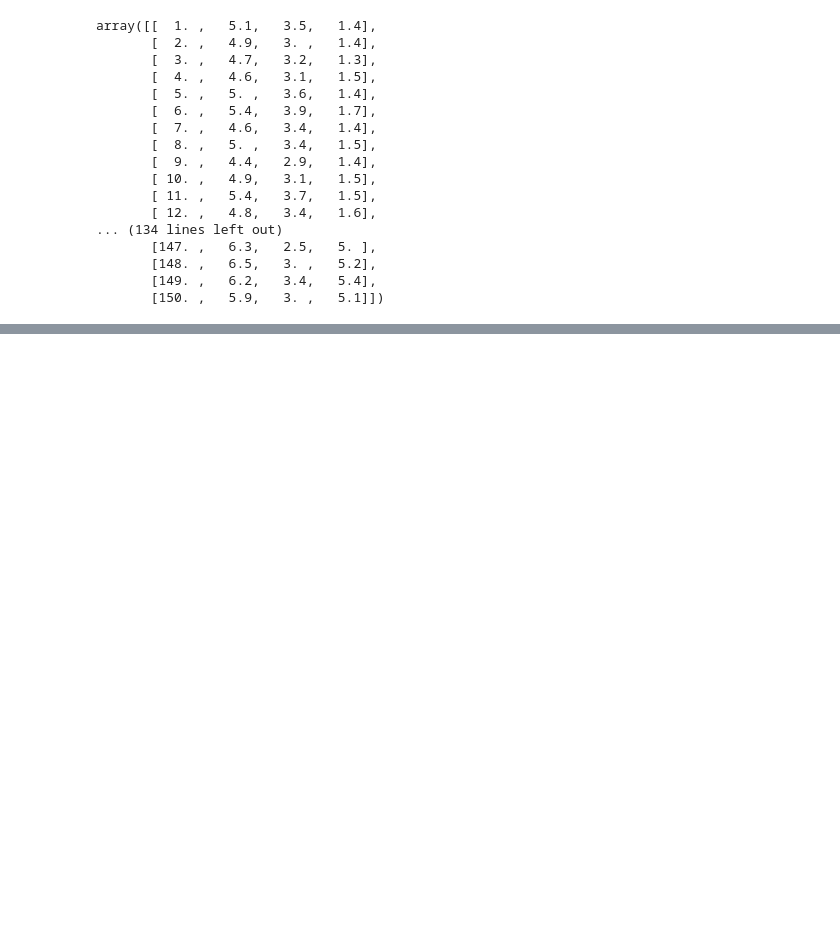
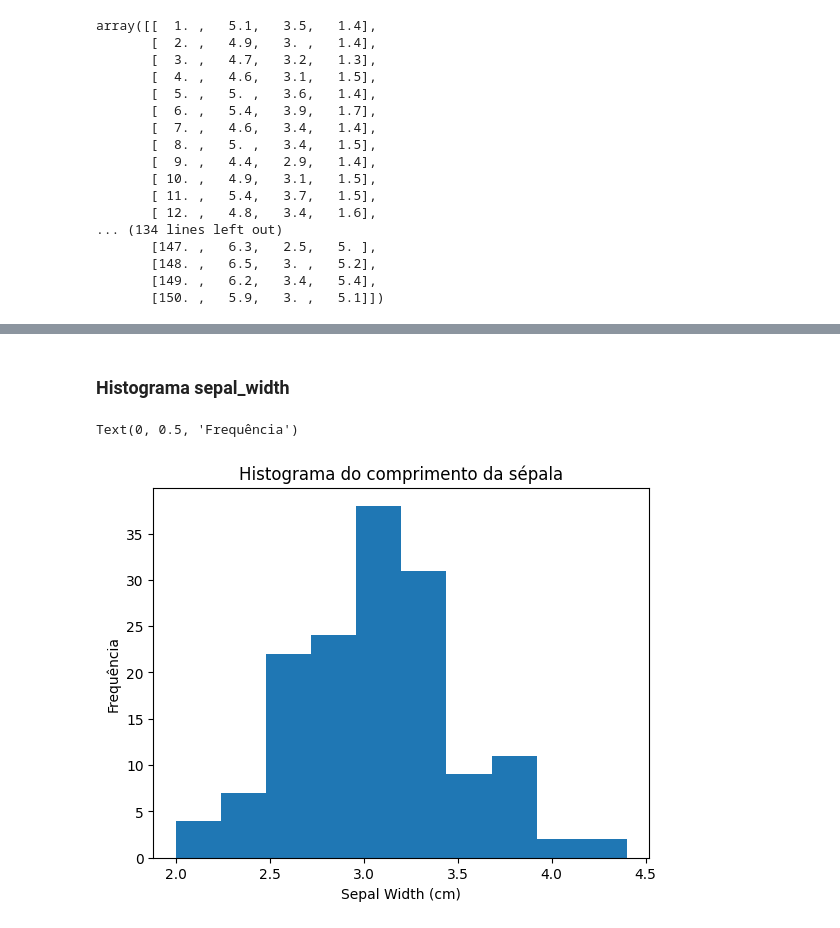
Before and after one commit to Andyjr-code/CURSONUMPY, a Jupyter notebook: aula1.ipynb, the cells around one changed output, grey strips where cells are left out. Drawn from its saved outputs; the diff is of its cells as text; code cells hidden in the pictures; blank space fills up the shorter version.

```diff
--- a/aula1.ipynb
+++ b/aula1.ipynb
@@ -66,0 +189,10 @@ array([[  1. ,   5.1,   3.5,   1.4],
+# %% [markdown]
+### Histograma sepal_width
+# %%
+plt.hist(data_iris[:, 2], bins=10)
+plt.title("Histograma do comprimento da sépala")
+plt.xlabel("Sepal Width (cm)")
+plt.ylabel("Frequência")
+# %% [output]
+Text(0, 0.5, 'Frequência')
+[figure, added]
```
Also changed, not shown: parts of 26 cells of this notebook.
